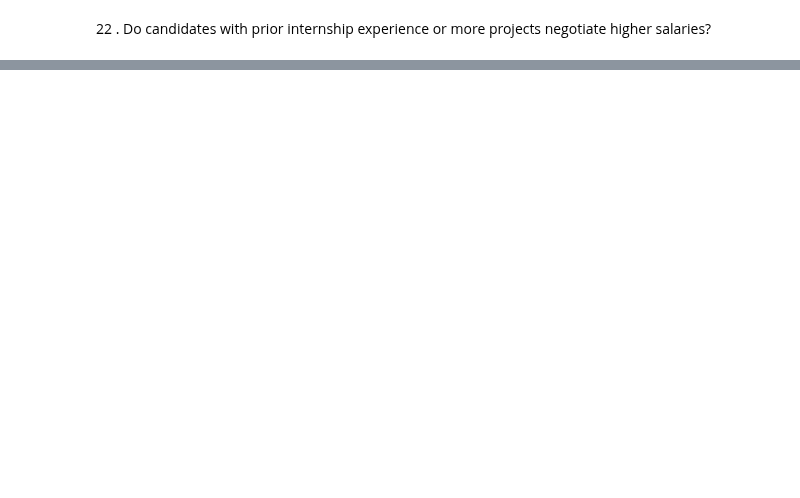
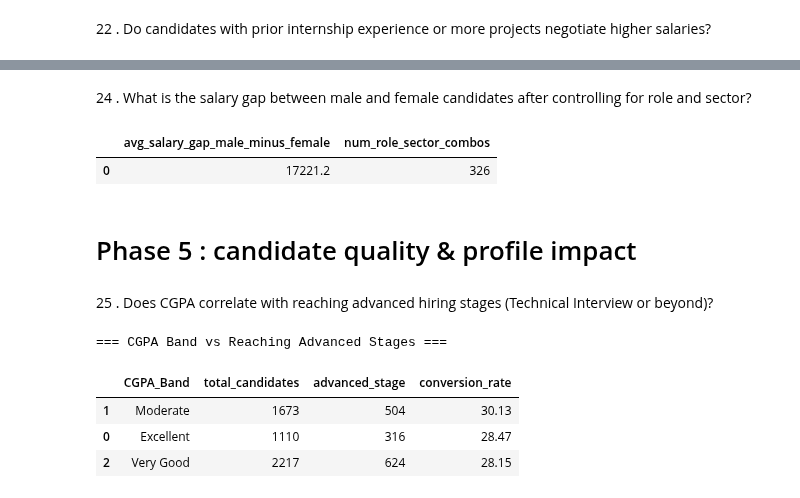
Before and after one commit to Ishasavani1402/Data-Analytics, a Jupyter notebook: fresher_hiring_analysis/EDA.ipynb, the cells around one changed output, grey strips where cells are left out. Cells and saved outputs as stored; diff of their text form; code cells hidden in the pictures; blank space fills up the shorter version.

```diff
--- a/fresher_hiring_analysis/EDA.ipynb
+++ b/fresher_hiring_analysis/EDA.ipynb
@@ -925,0 +969,74 @@ display(df[['projects_count' , 'offered_salary_inr']].corr())
+# %% [markdown]
+24 . What is the salary gap between male and female candidates after controlling for role and sector?
+# %%
+pd.read_sql_query(text("""WITH role_sector_level AS (
+    SELECT
+        sector,
+        job_role,
+        gender,
+        AVG(offered_salary_inr) AS avg_salary,
+        COUNT(*) AS offers
+    FROM clean_dataset
+    WHERE offered_salary_inr > 0
+      AND gender IN ('Male', 'Female')
+    GROUP BY sector, job_role, gender
+
+),
+gender_gap AS (
+    SELECT
+        sector,
+        job_role,
+        MAX(CASE WHEN gender = 'Male' THEN avg_salary END) AS male_avg,
+        MAX(CASE WHEN gender = 'Female' THEN avg_salary END) AS female_avg,
+        SUM(offers) AS total_offers
+    FROM role_sector_level
+    GROUP BY sector, job_role
+
+)
+SELECT
+    ROUND(AVG(male_avg - female_avg), 2) AS avg_salary_gap_male_minus_female,
+    COUNT(*) AS num_role_sector_combos
+FROM gender_gap;"""),engine)
+# %% [output]
+|  | avg_salary_gap_male_minus_female | num_role_sector_combos |
+| 0 | 17221.2 | 326 |
+# %% [markdown]
+# Phase 5 : candidate quality & profile impact
+# %% [markdown]
+25 . Does CGPA correlate with reaching advanced hiring stages (Technical Interview or beyond)?
+# %%
+def categorize_cgpa(cgpa):
+    if cgpa >= 9:
+        return 'Excellent'
+    elif cgpa >= 7:
+        return 'Very Good'
+    elif cgpa >= 5:
+        return 'Moderate'
+    else:
+        return 'Fail'
+
+# Apply to DataFrame column
+df['CGPA_Band'] = df['cgpa'].apply(categorize_cgpa)
+
+advanced_stages = ['Technical Interview', 'HR Interview', 'Offer']
+
+df['advanced_stage'] = np.where(
+    df['current_hiring_stage'].isin(advanced_stages),
+    'Yes',
+    'No'
+)
+
+conversion = df.groupby('CGPA_Band').agg(
+    total_candidates=('CGPA_Band', 'count'),
+    advanced_stage=('advanced_stage', lambda x: (x == 'Yes').sum()),
+    conversion_rate=('advanced_stage', lambda x: round((x == 'Yes').mean() * 100, 2))
+).reset_index()
+
+print("=== CGPA Band vs Reaching Advanced Stages ===")
+display(conversion.sort_values('conversion_rate', ascending=False))
+# %% [output]
+=== CGPA Band vs Reaching Advanced Stages ===
+|  | CGPA_Band | total_candidates | advanced_stage | conversion_rate |
+| 1 | Moderate | 1673 | 504 | 30.13 |
+| 0 | Excellent | 1110 | 316 | 28.47 |
+| 2 | Very Good | 2217 | 624 | 28.15 |
```
Also changed, not shown: parts of 7 cells of this notebook.
